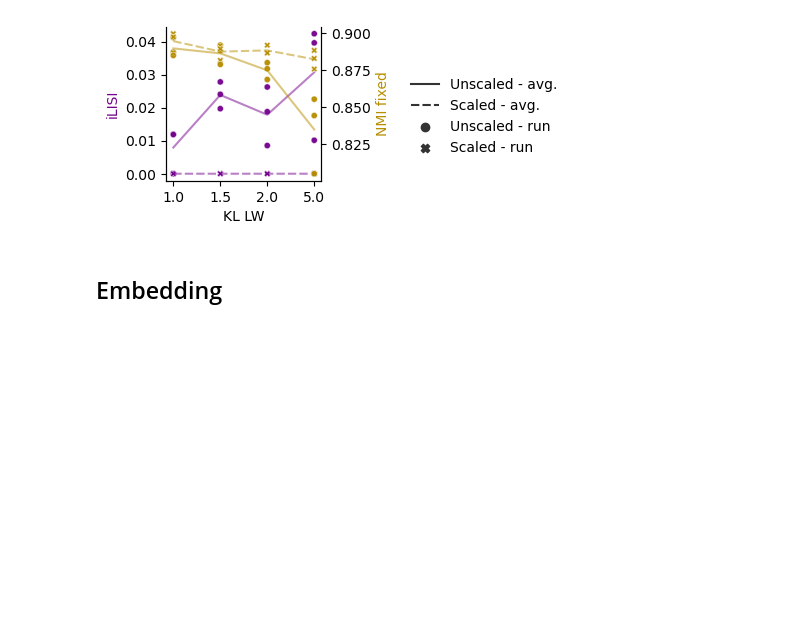
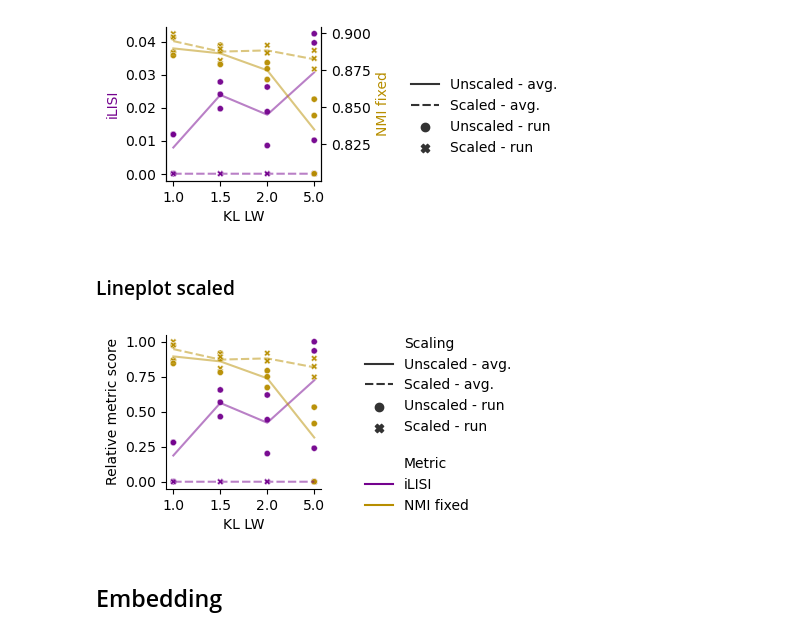
Before and after one commit to theislab/cross_system_integration, a Jupyter notebook: notebooks/results/performance/scaling_embed.ipynb, the cells around one changed output. Saved outputs shown, nothing was run; the diff lists cells and outputs as text; code cells hidden in the pictures; blank space fills up the shorter version.

Commit message:
fix plots

```diff
--- a/notebooks/results/performance/scaling_embed.ipynb
+++ b/notebooks/results/performance/scaling_embed.ipynb
@@ -442,5 +444,67 @@ plt.savefig(path_fig+'scaling_embed-score_pancreas_cVAE_2d-line.png',
 # %% [output]
 [figure]
+# %% [markdown]
+### Lineplot scaled
+# %%
+# Make plotting df with scaled/unscaled embed metrics
+res_plot=ress.query(f'dataset_parsed=="{dataset_map["pancreas_conditions_MIA_HPAP2"]}" & model_parsed=="{model_map["cVAE"]}"').copy()
+res_sub=res_plot[['nmi','ilisi_system','param_opt_val','model_parsed']].copy()
+scaling_col='Scaled'
+res_sub[scaling_col]='no'
+res_sub_scaled=res_plot[['nmi_scaled','ilisi_system_scaled','param_opt_val','model_parsed']].rename(
+    {'nmi_scaled':'nmi','ilisi_system_scaled':'ilisi_system'},axis=1)
+res_sub_scaled[scaling_col]='yes'
+res_plot=pd.concat([res_sub,res_sub_scaled])
+param_opt_val_col=param_map['kl_weight']
+# Make categorical for coloring
+res_plot['model_parsed']=res_plot['model_parsed'].cat.remove_unused_categories()
+res_plot[param_opt_val_col]=pd.Categorical(
+    res_plot['param_opt_val'].astype(str),
+    [str(i) for i in sorted(res_plot['param_opt_val'].unique())], True)
+res_plot['ilisi_system']=minmax_scale(res_plot['ilisi_system'])
+res_plot['nmi']=minmax_scale(res_plot['nmi'])
+# Compute mean scores
+res_plot_me=res_plot.groupby(['model_parsed',scaling_col,param_opt_val_col]
+                            )[['nmi','ilisi_system']].mean().reset_index()
+# Shuffle points as else some param_opt_vals are on top
+res_plot=res_plot.loc[np.random.RandomState(seed=0).permutation(res_plot.index),:]
+res_plot[scaling_col]=res_plot[scaling_col].replace({'yes':'Scaled - run','no':'Unscaled - run'})
+res_plot_me[scaling_col]=res_plot_me[scaling_col].replace({'yes':'Scaled - avg.','no':'Unscaled - avg.'})
+# Plot
+fig,ax=plt.subplots(figsize=(2,2))
+palette_metric={'ilisi_system':'#74028E','nmi':'#B78E00'}
+s_run=20
+sb.lineplot(x=param_opt_val_col,y='ilisi_system',style=scaling_col,data=res_plot_me,ax=ax,
+           c=palette_metric['ilisi_system'],alpha=0.5)
+sb.scatterplot(x=param_opt_val_col,y='ilisi_system',style=scaling_col,data=res_plot,ax=ax,
+           c=palette_metric['ilisi_system'],s=s_run,alpha=0.8)
+# Get legend elements before they are repeated due to the other metric
+handles,labels=ax.get_legend_handles_labels()
+sb.lineplot(x=param_opt_val_col,y='nmi',style=scaling_col,data=res_plot_me,ax=ax,
+           c=palette_metric['nmi'],alpha=0.5)
+sb.scatterplot(x=param_opt_val_col,y='nmi',style=scaling_col,data=res_plot,ax=ax,
+           c=palette_metric['nmi'],s=s_run,alpha=0.8)
+ax.set_ylabel('Relative metric score')
+ax.set(facecolor = (0,0,0,0))
+fig.set_facecolor((0,0,0,0))
+ax.spines['top'].set_visible(False)
+ax.spines['right'].set_visible(False)
+
+# Add to legen metric colors
+handles=[Line2D([0], [0],  markersize=0, lw=0, markeredgewidth=0)]+handles+\
+        [Line2D([0], [0],  markersize=0, lw=0, markeredgewidth=0),
+         Line2D([0], [0], color=palette_metric['ilisi_system']),
+         Line2D([0], [0], color=palette_metric['nmi'])]
+labels=['Scaling']+labels+['\nMetric',metric_map['ilisi_system'],metric_map['nmi']]
+
+ax.legend(handles=handles, labels=labels, bbox_to_anchor=(1.2,1.07),frameon=False)
+
+plt.savefig(path_fig+'scaling_embed-score_pancreas_cVAE_2d-line.pdf',
+            dpi=300,bbox_inches='tight')
+plt.savefig(path_fig+'scaling_embed-score_pancreas_cVAE_2d-line.png',
+            dpi=300,bbox_inches='tight')
+# %% [output]
+[figure, added]
 # %% [markdown]
 ## Embedding
 # %%
```
Also changed, not shown: parts of 2 cells of this notebook, 3 other files.
